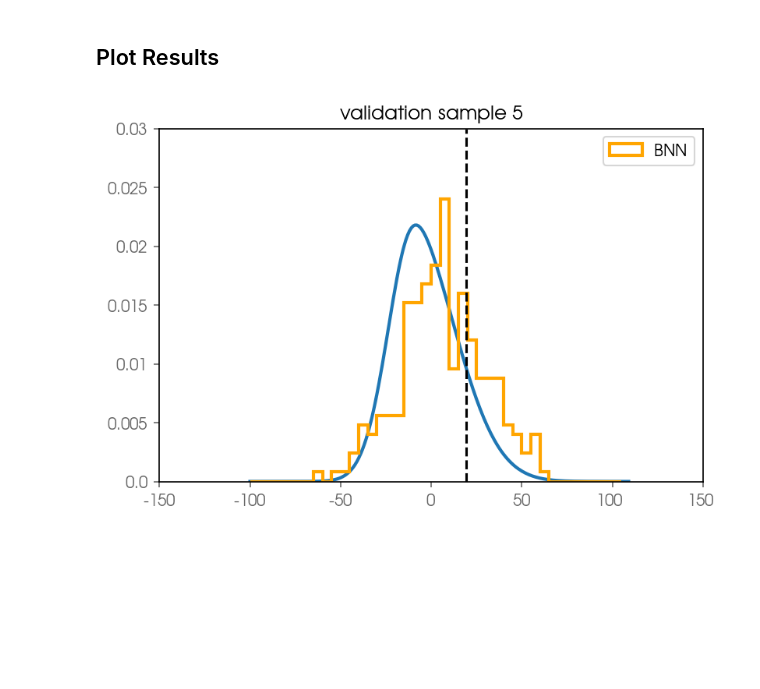
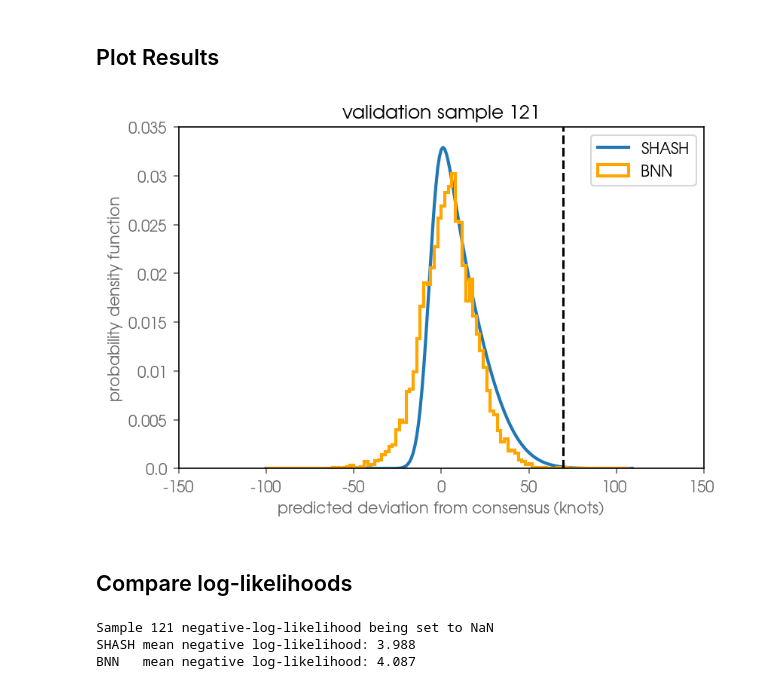
Before and after one commit to eabarnes1010/hurricane_uqcomparisons, a Jupyter notebook: analyze_models.ipynb, the cells around one changed output. Drawn from its saved outputs; the diff is of its cells as text; code cells hidden in the pictures; blank space fills up the shorter version.

Commit message:
added metrics for comparing SHASH and BNN

```diff
--- a/analyze_models.ipynb
+++ b/analyze_models.ipynb
@@ -112,17 +112,19 @@ for exp_name in EXP_NAME_LIST:
 # %% [markdown]
 ## Make Model Predictions
 # %%
-runs = 250
+runs = 5_000
 x_incs = np.arange(-100,110,1)
 shash_cpd = np.zeros((np.shape(x_val)[0],len(x_incs)))
+shash_med = np.zeros((np.shape(x_val)[0],))
 bnn_cpd = np.zeros((np.shape(x_val)[0],runs))
 tf.random.set_seed(network_seed)
 
-# loop through samples for shash calculation and get PDF
+# loop through samples for shash calculation and get PDF for each sample
 for j in tqdm(range(0,np.shape(shash_cpd)[0])):
     shash_pred = model_shash.predict(x_val[j])
     (mu_pred, sigma_pred, gamma_pred) = (shash_pred[:,0], shash_pred[:,1], shash_pred[:,2])
     shash_cpd[j,:] = shash.prob(x_incs,mu_pred,sigma_pred,gamma_pred,np.ones(np.shape(mu_pred)))
+    shash_med[j]   = shash.median(mu_pred,sigma_pred,gamma_pred,np.ones(np.shape(mu_pred)))
 
 # loop through runs for bnn calculation
 for i in tqdm(range(0,runs)):
@@ -157,8 +159,8 @@ def adjust_spines(ax, spines):
             ax.xaxis.set_ticks([])
 # %%
 # PLOT RESULTS
-sample = 5
-bins = np.arange(-100,110,5)
+sample = 121#130
+bins = np.arange(-100,110,2)
 
 ax = plt.figure()
 # results for SHASH
@@ -167,39 +169,67 @@ plt.plot(x_incs,
          shash_cpd[sample,:],
          color=clr,
          linewidth=2,
+         label='SHASH',
         )
-# plt.hist(shash_cpd[sample,:],
-#          bins=bins,
-#          histtype=u'step',
-#          density=True,
-#          color=clr,
-#          linewidth=2,
-#          label='SHASH',
-#         )
 
 # results for BNN
 clr = 'orange'
 plt.hist(bnn_cpd[sample,:],
          bins=bins,
          histtype=u'step',
          density=True,
          color=clr,
          linewidth=2,
          label='BNN',
         )
 
 # truth
 plt.axvline(x=onehot_val[sample,0],color='k',linestyle='--')
 
 plt.legend()
 
 ax = plt.gca()
 xticks = ax.get_xticks()
 yticks = np.around(ax.get_yticks(),3)
 plt.xticks(xticks.astype(int),xticks.astype(int))
 plt.yticks(yticks,yticks)
 
 plt.title('validation sample ' + str(sample))
+plt.xlabel('predicted deviation from consensus (knots)')
+plt.ylabel('probability density function')
 plt.show()
 # %% [output]
-[figure, old version]
+[figure, new version]
+# %% [markdown]
+## Compare log-likelihoods
+# %%
+# SHASH LOG-LIKELIHOOD COMPUTATION
+shash_pred = model_shash.predict(x_val)
+mu = shash_pred[:,0]
+sigma = shash_pred[:,1]
+gamma = shash_pred[:,2]
+tau = np.ones(np.shape(mu))
+shash_nloglike = -shash.log_prob(onehot_val[:,0], mu, sigma, gamma, tau)
+
+# BNN LOG-LIKELIHOOD COMPUTATION
+bins_inc = 2
+bins = np.arange(-100,110,bins_inc)
+bnn_nloglike = np.zeros((np.shape(bnn_cpd)[0],))
+for sample in np.arange(0,np.shape(bnn_cpd)[0]):
+    hist_bnn = np.histogram(bnn_cpd[sample,:],
+                            bins
+                           )
+    i = np.argmin(np.abs( (bins+bins_inc/2) - onehot_val[sample,0]))
+    if(hist_bnn[0][i]==0):
+        print('Sample ' + str(sample) + ' negative-log-likelihood being set to NaN')
+        bnn_nloglike[sample] = np.nan
+    else:
+        bnn_nloglike[sample] = -np.log(hist_bnn[0][i]/(bins_inc*np.sum(hist_bnn[0])))
+
+# print(shash_nloglike[sample].numpy(),bnn_nloglike[sample])
+print('SHASH mean negative log-likelihood: ' + str(np.round(np.nanmean(shash_nloglike.numpy()),3)))
+print('BNN   mean negative log-likelihood: ' + str(np.round(np.nanmean(bnn_nloglike),3)))
+# %% [output]
+Sample 121 negative-log-likelihood being set to NaN
+SHASH mean negative log-likelihood: 3.988
+BNN   mean negative log-likelihood: 4.087
```
Also changed, not shown: parts of 6 cells of this notebook, 1 other file.
